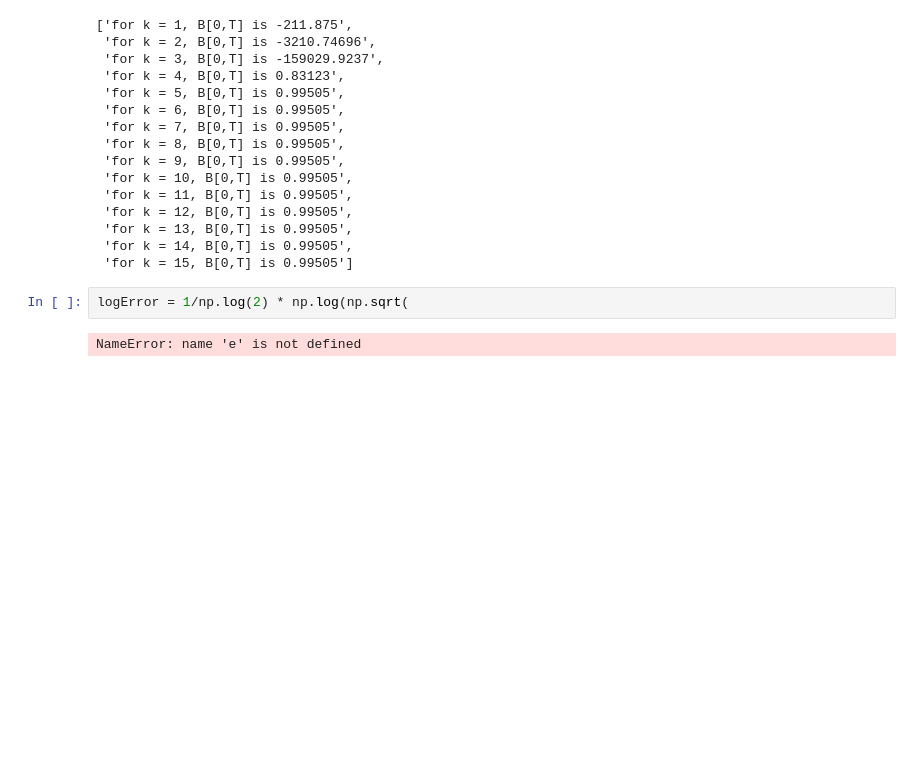
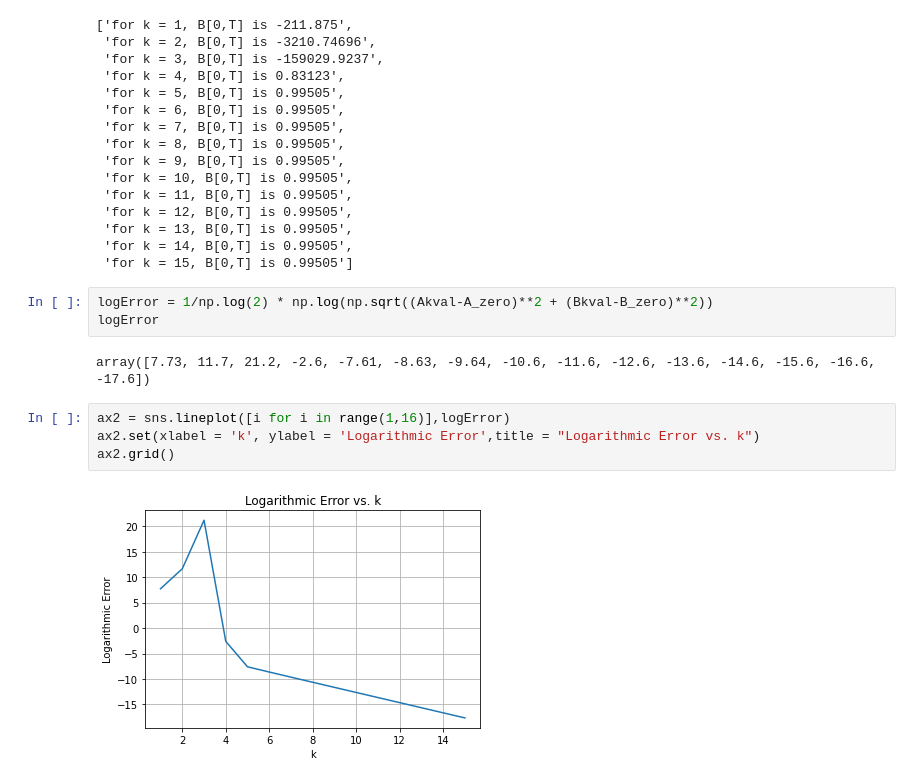
Before and after one commit to sethkelley2/Math-623-Computational-Finance, a Jupyter notebook: Math623_Homework2.ipynb, the cells around one changed output. Saved outputs shown, nothing was run; the diff lists cells and outputs as text; blank space fills up the shorter version.

```diff
--- a/Math623_Homework2.ipynb
+++ b/Math623_Homework2.ipynb
@@ -378,6 +378,13 @@ Bk
  'for k = 14, B[0,T] is 0.99505',
  'for k = 15, B[0,T] is 0.99505']
 # %%
-logError = 1/np.log(2) * np.log(np.sqrt(
+logError = 1/np.log(2) * np.log(np.sqrt((Akval-A_zero)**2 + (Bkval-B_zero)**2))
+logError
 # %% [output]
-NameError: name 'e' is not defined
+array([7.73, 11.7, 21.2, -2.6, -7.61, -8.63, -9.64, -10.6, -11.6, -12.6, -13.6, -14.6, -15.6, -16.6, -17.6])
+# %%
+ax2 = sns.lineplot([i for i in range(1,16)],logError)
+ax2.set(xlabel = 'k', ylabel = 'Logarithmic Error',title = "Logarithmic Error vs. k")
+ax2.grid()
+# %% [output]
+[figure, added]
```
Also changed, not shown: parts of 4 cells of this notebook.
